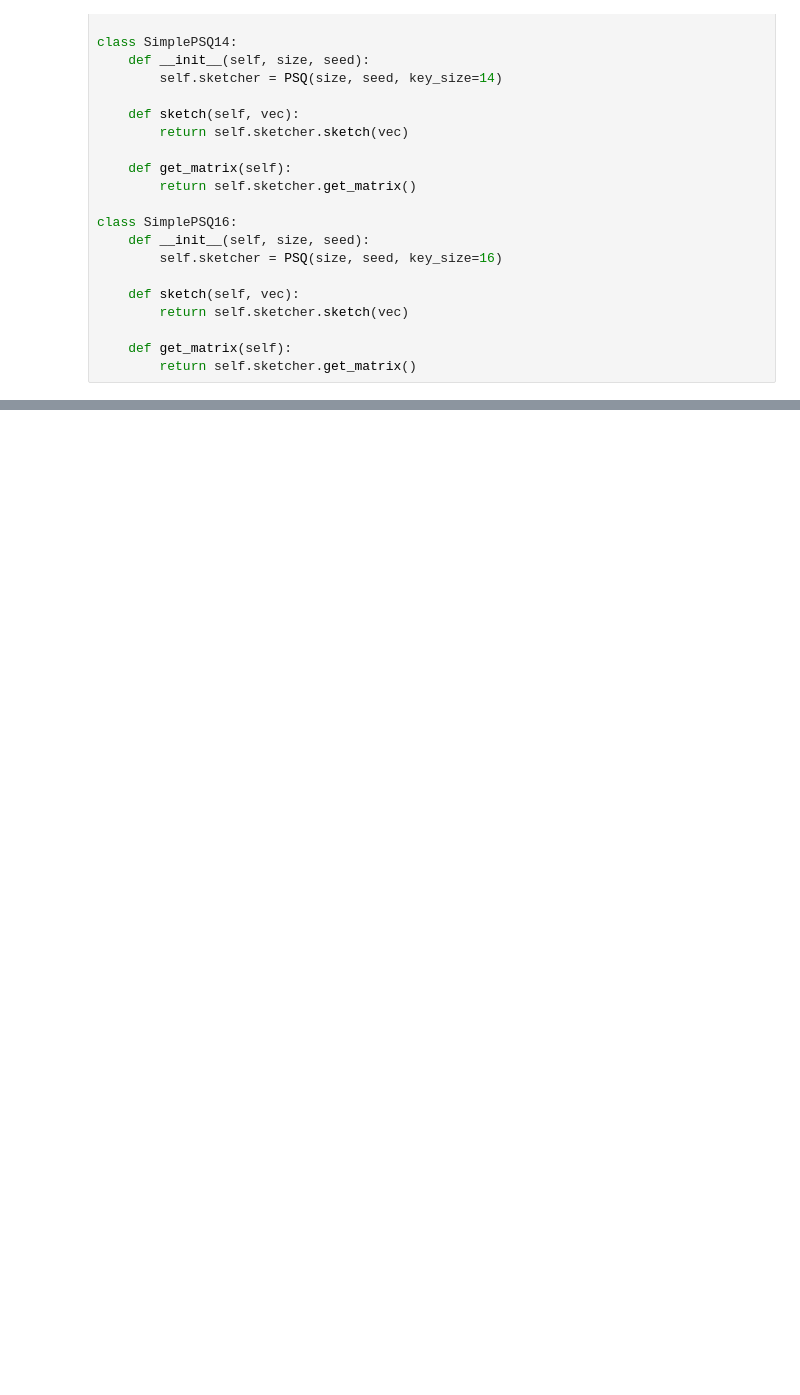
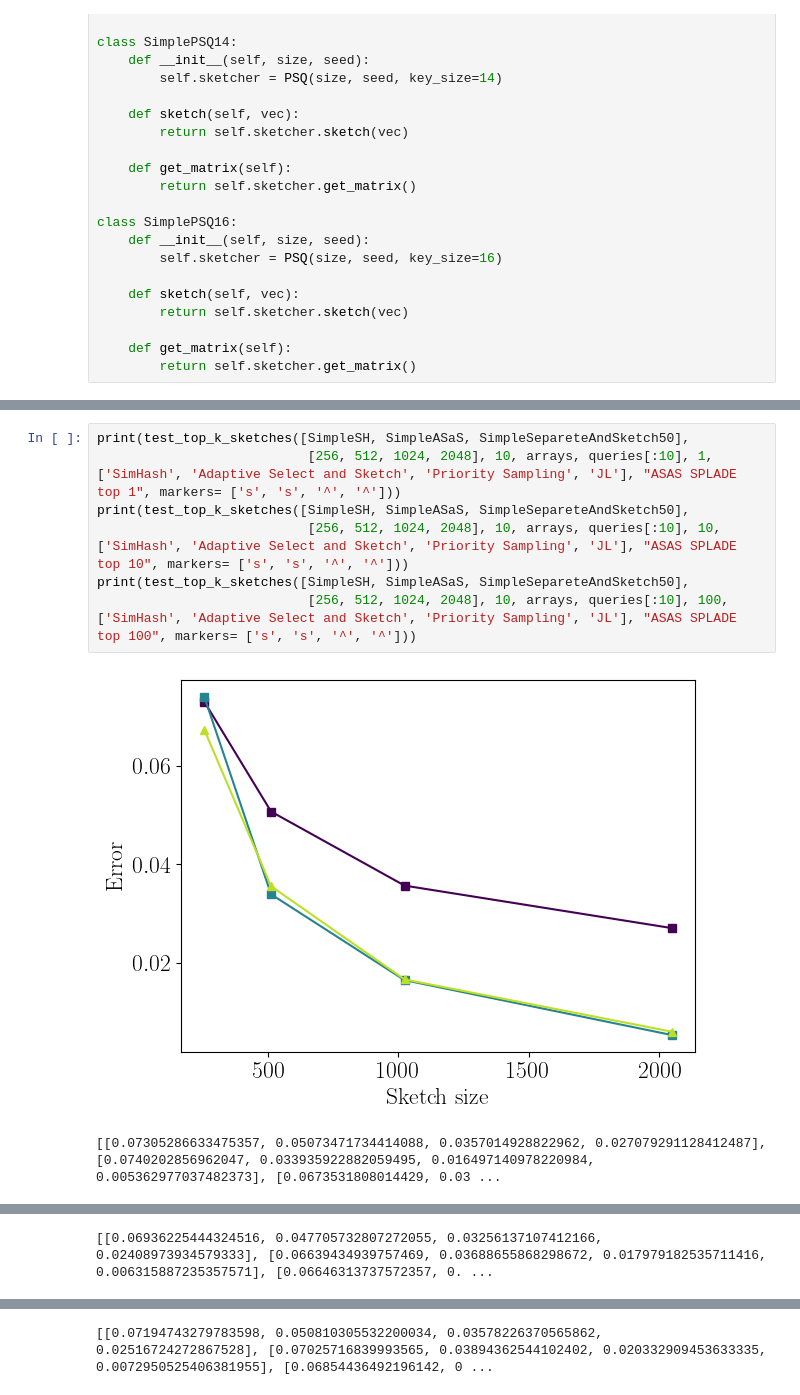
Before and after one commit to gmedranos/QuantizedInnerProductSketching, a Jupyter notebook: workshop_splade.ipynb, the cells around one changed output, grey strips where cells are left out. Cells and saved outputs as stored; diff of their text form; blank space fills up the shorter version.

```diff
--- a/workshop_splade.ipynb
+++ b/workshop_splade.ipynb
@@ -173 +173,11 @@ print(test_top_k_sketches([SimpleSH, SimplePSQ12, PS, SimpleJL],
 [[0.07194743279783598, 0.050810305532200034, 0.03578226370565862, 0.02516724272867528], [0.17487850137404098, 0.07675195676610369, 0.03237722442535702, 0.010723699008097493], [0.44433440716649086, 0.2 ...
+# %%
+print(test_top_k_sketches([SimpleSH, SimpleASaS, SimpleSepareteAndSketch50],
+                           [256, 512, 1024, 2048], 10, arrays, queries[:10], 1, ['SimHash', 'Adaptive Select and Sketch', 'Priority Sampling', 'JL'], "ASAS SPLADE top 1", markers= ['s', 's', '^', '^']))
+print(test_top_k_sketches([SimpleSH, SimpleASaS, SimpleSepareteAndSketch50],
+                           [256, 512, 1024, 2048], 10, arrays, queries[:10], 10, ['SimHash', 'Adaptive Select and Sketch', 'Priority Sampling', 'JL'], "ASAS SPLADE top 10", markers= ['s', 's', '^', '^']))
+print(test_top_k_sketches([SimpleSH, SimpleASaS, SimpleSepareteAndSketch50],
+                           [256, 512, 1024, 2048], 10, arrays, queries[:10], 100, ['SimHash', 'Adaptive Select and Sketch', 'Priority Sampling', 'JL'], "ASAS SPLADE top 100", markers= ['s', 's', '^', '^']))
+# %% [output]
+[figure, added]
+[[0.07305286633475357, 0.05073471734414088, 0.0357014928822962, 0.027079291128412487], [0.0740202856962047, 0.033935922882059495, 0.016497140978220984, 0.005362977037482373], [0.0673531808014429, 0.03 ...
@@ -173,0 +185 @@ print(test_top_k_sketches([SimpleSH, SimplePSQ12, PS, SimpleJL],
+[[0.06936225444324516, 0.047705732807272055, 0.03256137107412166, 0.02408973934579333], [0.06639434939757469, 0.03688655868298672, 0.017979182535711416, 0.006315887235357571], [0.06646313737572357, 0. ...
@@ -173,0 +187 @@ print(test_top_k_sketches([SimpleSH, SimplePSQ12, PS, SimpleJL],
+[[0.07194743279783598, 0.050810305532200034, 0.03578226370565862, 0.02516724272867528], [0.07025716839993565, 0.03894362544102402, 0.020332909453633335, 0.0072950525406381955], [0.06854436492196142, 0 ...
```
Also changed, not shown: parts of 2 cells of this notebook, 2 other files.
